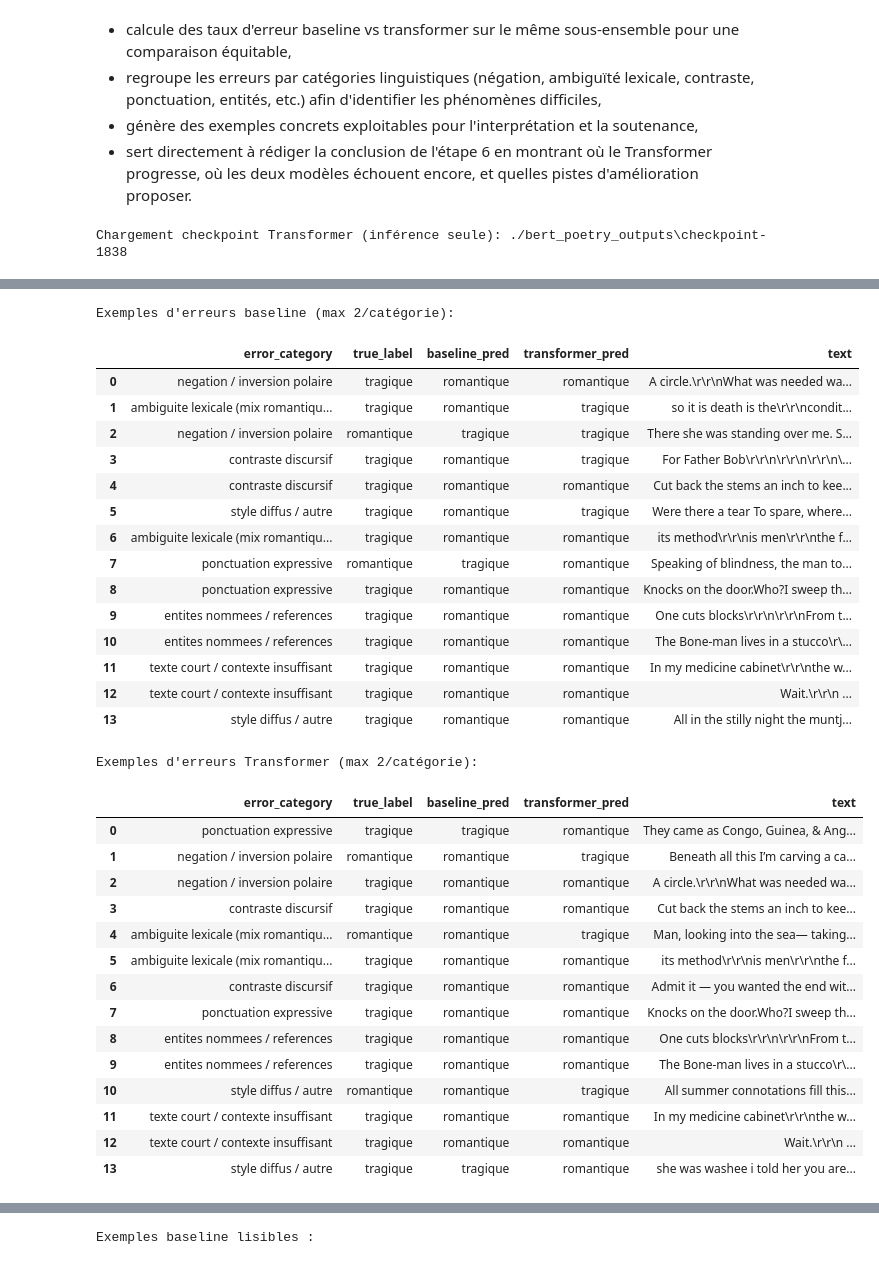
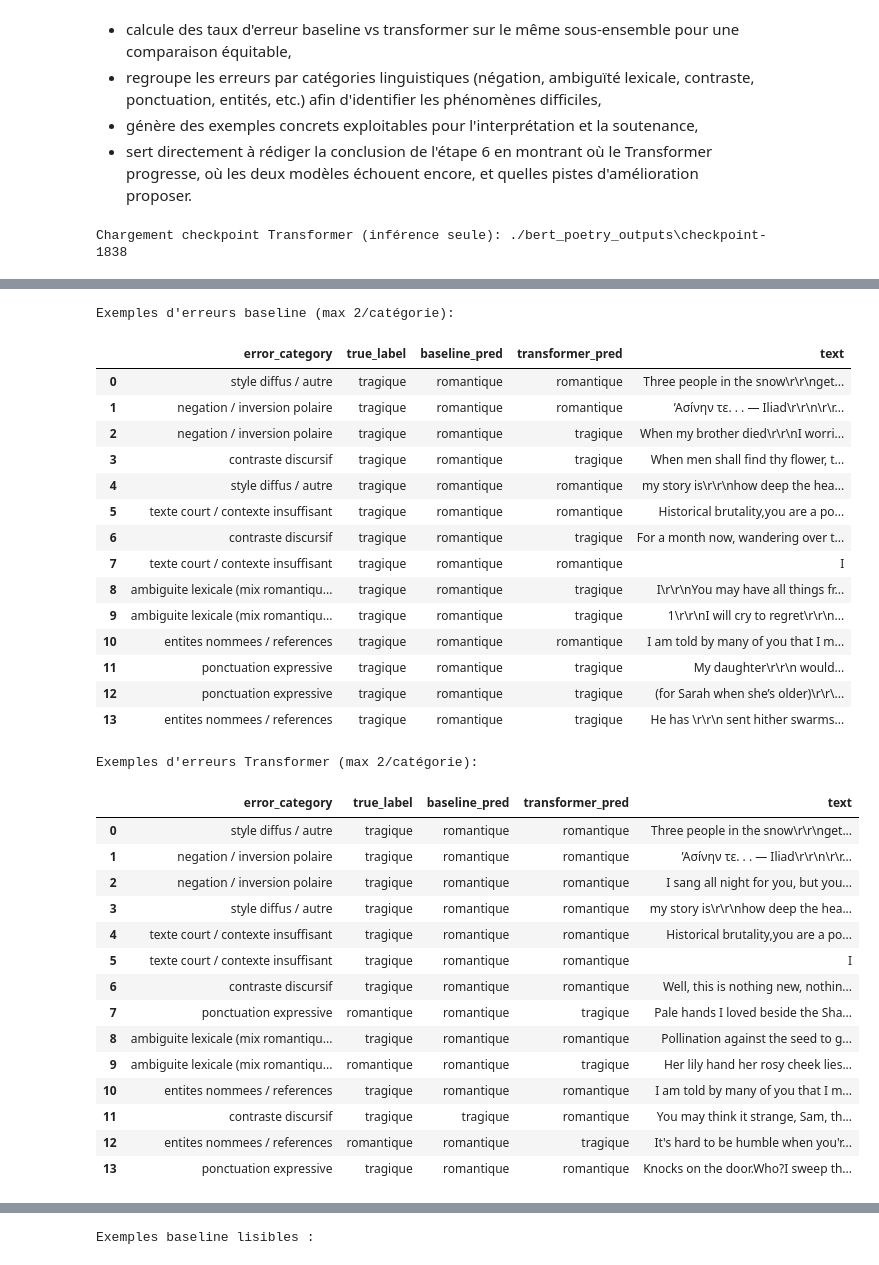
Before and after one commit to ba-giacchero/NLP_PROJECT_FABBRINI_GIACCHERO, a Jupyter notebook: final_project_nlp.ipynb, the cells around one changed output, grey strips where cells are left out. Saved outputs shown, nothing was run; the diff lists cells and outputs as text; code cells hidden in the pictures.

```diff
--- a/final_project_nlp.ipynb
+++ b/final_project_nlp.ipynb
@@ -113,9 +169,8 @@ def load_poetry_dataset(path=DATA_PATH):
     themes_table.columns = ["theme", "count"]
 
     romantic_keywords = [
-        "romantic", "love", "relationships", "nature", "flowers",
-        "spring", "beauty", "desire", "passion", "heart",
-        "faith", "spiritual", "mythology", "legends"
+        "romantic", "love", "relationships", "nature", "beauty",
+        "desire", "passion", "heart"
     ]
     tragic_keywords = [
         "tragic", "tragedy", "death", "sorrow", "grieving",
@@ -293,10 +348,10 @@ except ImportError:
     import spacy
 
 try:
-    nlp = spacy.load("fr_core_news_sm")
+    nlp = spacy.load("en_core_web_sm")
 except OSError:
-    subprocess.check_call([sys.executable, "-m", "spacy", "download", "fr_core_news_sm", "-q"])
-    nlp = spacy.load("fr_core_news_sm")
+    subprocess.check_call([sys.executable, "-m", "spacy", "download", "en_core_web_sm", "-q"])
+    nlp = spacy.load("en_core_web_sm")
 
 light_token_pattern = re.compile(r"\w+|[^\w\s]", flags=re.UNICODE)
 
@@ -317,6 +372,6 @@ def preprocess_heavy(text):
             tokens.append(lemma)
     return tokens
 
-print(preprocess_light("Ô belle nuit, chante et brille !"))
-print(preprocess_heavy("Ô belle nuit, chante et brille !"))
+print(preprocess_light("I have loved the night, and it sings with distant stars!"))
+print(preprocess_heavy("I have loved the night, and it sings with distant stars!"))
 # %% [output]
@@ -361,7 +434,7 @@ if "train_df" not in globals() or "dev_df" not in globals() or "test_df" not in
     )
 
 # Sous-ensemble reproductible pour garder une execution rapide en notebook.
-MAX_DOCS = 600
+MAX_DOCS = 800
 train_eval_df = train_df.sample(n=min(MAX_DOCS, len(train_df)), random_state=RANDOM_STATE)
 dev_eval_df = dev_df.sample(n=min(MAX_DOCS, len(dev_df)), random_state=RANDOM_STATE)
 test_eval_df = test_df.sample(n=min(MAX_DOCS, len(test_df)), random_state=RANDOM_STATE)
@@ -1054,9 +1177,8 @@ if "test_df" not in globals():
             df_local["tags"] = df_local["tags"].fillna("").astype(str).str.lower()
 
             romantic_keywords = [
-                "romantic", "love", "relationships", "nature", "flowers",
-                "spring", "beauty", "desire", "passion", "heart",
-                "faith", "spiritual", "mythology", "legends",
+            "romantic", "love", "relationships", "nature", "beauty",
+            "desire", "passion", "heart"
             ]
             tragic_keywords = [
                 "tragic", "tragedy", "death", "sorrow", "grieving",
@@ -1310,33 +1432,33 @@ Répartition des erreurs par catégorie:
 Exemples d'erreurs baseline (max 2/catégorie):
 |  | error_category | true_label | baseline_pred | transformer_pred | text |
-| 0 | negation / inversion polaire | tragique | romantique | romantique | A circle.\r\r\nWhat was needed wa... |
-| 1 | ambiguite lexicale (mix romantiqu... | tragique | romantique | tragique | so it is death is the\r\r\ncondit... |
-| 2 | negation / inversion polaire | romantique | tragique | tragique | There she was standing over me. S... |
-| 3 | contraste discursif | tragique | romantique | tragique | For Father Bob\r\r\n\r\r\n\r\r\n\... |
-| 4 | contraste discursif | tragique | romantique | romantique | Cut back the stems an inch to kee... |
-| 5 | style diffus / autre | tragique | romantique | tragique | Were there a tear To spare, where... |
-| 6 | ambiguite lexicale (mix romantiqu... | tragique | romantique | romantique | its method\r\r\nis men\r\r\nthe f... |
-| 7 | ponctuation expressive | romantique | tragique | romantique | Speaking of blindness, the man to... |
-| 8 | ponctuation expressive | tragique | romantique | romantique | Knocks on the door.Who?I sweep th... |
-| 9 | entites nommees / references | tragique | romantique | romantique | One cuts blocks\r\r\n\r\r\nFrom t... |
-| 10 | entites nommees / references | tragique | romantique | romantique | The Bone-man lives in a stucco\r\... |
-| 11 | texte court / contexte insuffisant | tragique | romantique | romantique | In my medicine cabinet\r\r\nthe w... |
-| 12 | texte court / contexte insuffisant | tragique | romantique | romantique | Wait.\r\r\n ... |
-| 13 | style diffus / autre | tragique | romantique | romantique | All in the stilly night the muntj... |
+| 0 | style diffus / autre | tragique | romantique | romantique | Three people in the snow\r\r\nget... |
+| 1 | negation / inversion polaire | tragique | romantique | romantique | ’Ασíνην τε. . . — Iliad\r\r\n\r\r... |
+| 2 | negation / inversion polaire | tragique | romantique | tragique | When my brother died\r\r\nI worri... |
+| 3 | contraste discursif | tragique | romantique | tragique | When men shall find thy flower, t... |
+| 4 | style diffus / autre | tragique | romantique | romantique | my story is\r\r\nhow deep the hea... |
+| 5 | texte court / contexte insuffisant | tragique | romantique | romantique | Historical brutality,you are a po... |
+| 6 | contraste discursif | tragique | romantique | tragique | For a month now, wandering over t... |
+| 7 | texte court / contexte insuffisant | tragique | romantique | romantique | I |
+| 8 | ambiguite lexicale (mix romantiqu... | tragique | romantique | tragique | I\r\r\nYou may have all things fr... |
+| 9 | ambiguite lexicale (mix romantiqu... | tragique | romantique | tragique | 1\r\r\nI will cry to regret\r\r\n... |
+| 10 | entites nommees / references | tragique | romantique | romantique | I am told by many of you that I m... |
+| 11 | ponctuation expressive | tragique | romantique | tragique | My daughter\r\r\n would... |
+| 12 | ponctuation expressive | tragique | romantique | tragique | (for Sarah when she’s older)\r\r\... |
+| 13 | entites nommees / references | tragique | romantique | tragique | He has \r\r\n sent hither swarms... |
 Exemples d'erreurs Transformer (max 2/catégorie):
 |  | error_category | true_label | baseline_pred | transformer_pred | text |
-| 0 | ponctuation expressive | tragique | tragique | romantique | They came as Congo, Guinea, & Ang... |
-| 1 | negation / inversion polaire | romantique | romantique | tragique | Beneath all this I’m carving a ca... |
-| 2 | negation / inversion polaire | tragique | romantique | romantique | A circle.\r\r\nWhat was needed wa... |
-| 3 | contraste discursif | tragique | romantique | romantique | Cut back the stems an inch to kee... |
-| 4 | ambiguite lexicale (mix romantiqu... | romantique | romantique | tragique | Man, looking into the sea— taking... |
-| 5 | ambiguite lexicale (mix romantiqu... | tragique | romantique | romantique | its method\r\r\nis men\r\r\nthe f... |
-| 6 | contraste discursif | tragique | romantique | romantique | Admit it — you wanted the end wit... |
-| 7 | ponctuation expressive | tragique | romantique | romantique | Knocks on the door.Who?I sweep th... |
-| 8 | entites nommees / references | tragique | romantique | romantique | One cuts blocks\r\r\n\r\r\nFrom t... |
-| 9 | entites nommees / references | tragique | romantique | romantique | The Bone-man lives in a stucco\r\... |
-| 10 | style diffus / autre | romantique | romantique | tragique | All summer connotations fill this... |
-| 11 | texte court / contexte insuffisant | tragique | romantique | romantique | In my medicine cabinet\r\r\nthe w... |
-| 12 | texte court / contexte insuffisant | tragique | romantique | romantique | Wait.\r\r\n ... |
-| 13 | style diffus / autre | tragique | tragique | romantique | she was washee i told her you are... |
+| 0 | style diffus / autre | tragique | romantique | romantique | Three people in the snow\r\r\nget... |
+| 1 | negation / inversion polaire | tragique | romantique | romantique | ’Ασíνην τε. . . — Iliad\r\r\n\r\r... |
+| 2 | negation / inversion polaire | tragique | romantique | romantique | I sang all night for you, but you... |
+| 3 | style diffus / autre | tragique | romantique | romantique | my story is\r\r\nhow deep the hea... |
+| 4 | texte court / contexte insuffisant | tragique | romantique | romantique | Historical brutality,you are a po... |
+| 5 | texte court / contexte insuffisant | tragique | romantique | romantique | I |
+| 6 | contraste discursif | tragique | romantique | romantique | Well, this is nothing new, nothin... |
+| 7 | ponctuation expressive | romantique | romantique | tragique | Pale hands I loved beside the Sha... |
+| 8 | ambiguite lexicale (mix romantiqu... | tragique | romantique | romantique | Pollination against the seed to g... |
+| 9 | ambiguite lexicale (mix romantiqu... | romantique | romantique | tragique | Her lily hand her rosy cheek lies... |
+| 10 | entites nommees / references | tragique | romantique | romantique | I am told by many of you that I m... |
+| 11 | contraste discursif | tragique | tragique | romantique | You may think it strange, Sam, th... |
+| 12 | entites nommees / references | romantique | romantique | tragique | It's hard to be humble when you'r... |
+| 13 | ponctuation expressive | tragique | romantique | romantique | Knocks on the door.Who?I sweep th... |
 # %% [markdown]
```
Also changed, not shown: parts of 20 cells of this notebook.
